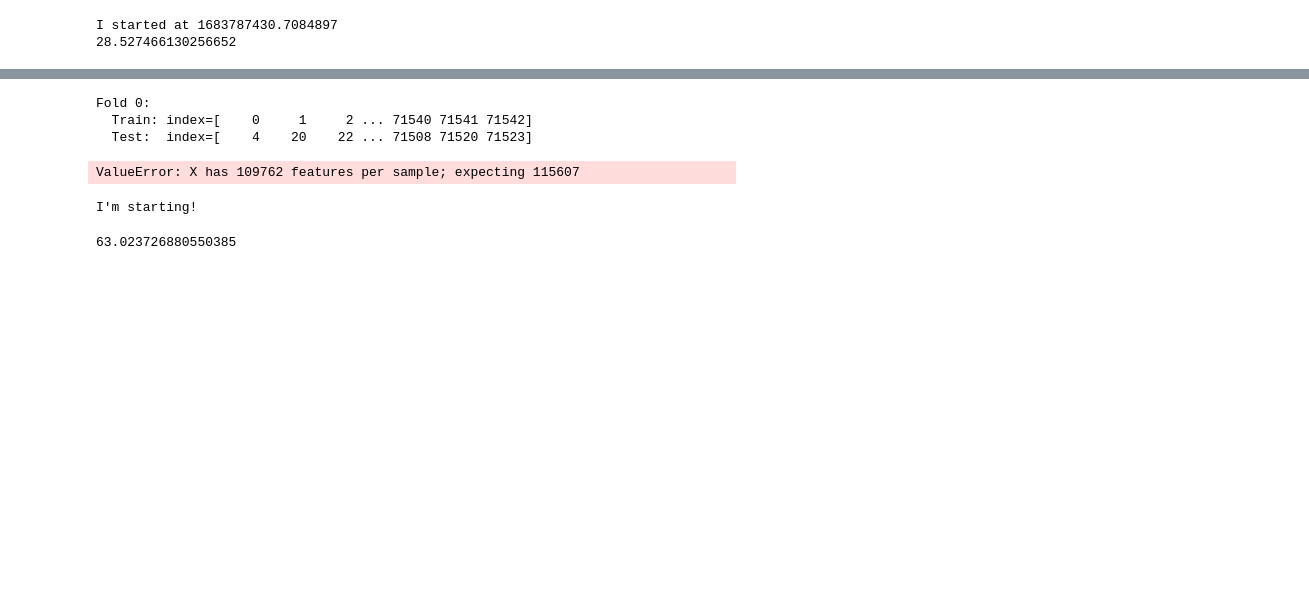
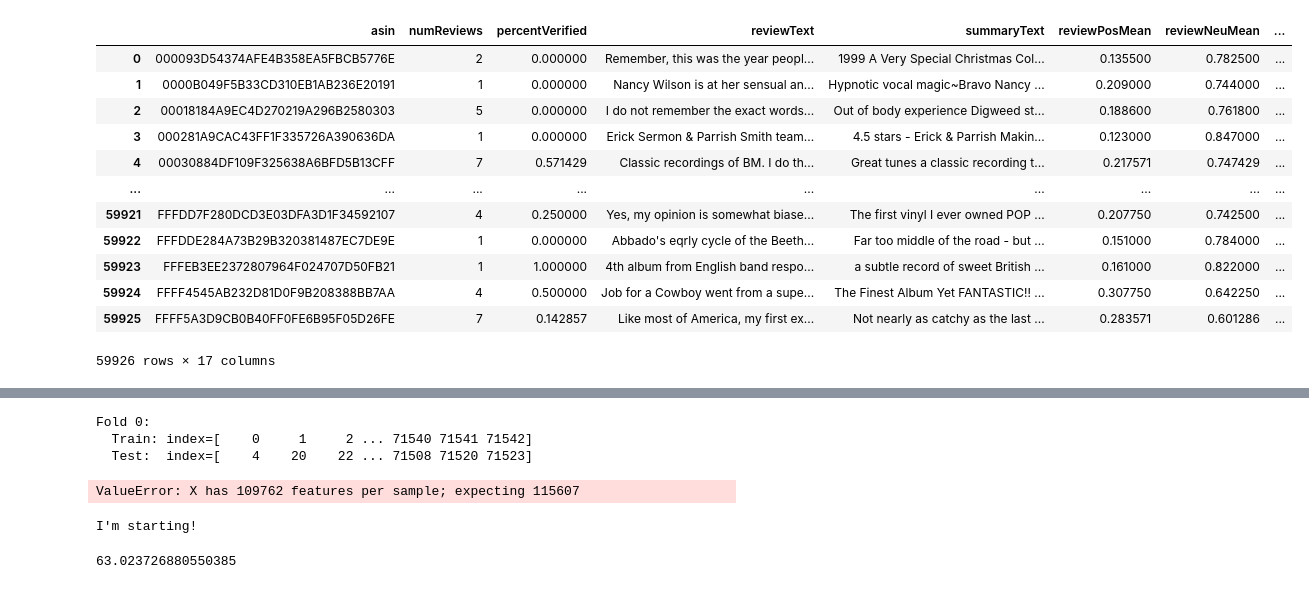
Before and after one commit to ajwca19/cs349-project, a Jupyter notebook: Review_Awesomeness_Model.ipynb, the cells around one changed output, grey strips where cells are left out. Cells and saved outputs as stored; diff of their text form; code cells hidden in the pictures; blank space fills up the shorter version.

Commit message:
final_team_version

```diff
--- a/Review_Awesomeness_Model.ipynb
+++ b/Review_Awesomeness_Model.ipynb
@@ -54,7 +57,7 @@ def data_preprocessing(path, test=False):
     #extract files as pandas dataframes
     product_df = pd.read_json(pfilename)
 
-    review_df = pd.read_json(rfilename).drop_duplicates(subset=["reviewerID", "unixReviewTime"], keep="first")
+    review_df = pd.read_json(rfilename).drop_duplicates(subset=["reviewerID", "unixReviewTime", "asin"], keep="first")
     ## 11.66 seconds to get to here
 
     review_df.drop(columns=["reviewerID","vote", "unixReviewTime","reviewTime","style","reviewerName","image"], axis=1 ,inplace=True)
@@ -95,10 +98,17 @@ def data_preprocessing(path, test=False):
         while (product_df['asin'][count] != asin):
                count = count + 1
 
-        awesomeness = product_df['awesomeness'][count]
-        #awesome_pos = awesome_pos + reviewCount
-        #awesomeness = product_df.loc[product_df['asin'] == asin, 'awesomeness'].values[0] #might be slow
-        datalist.append([asin,  reviewCount, percentVerified, reviewText, \
+        if test:
+            datalist.append([asin,  reviewCount, percentVerified, reviewText, \
+                         summaryText, rev_means[0], rev_means[1], rev_means[2], \
+                         rev_stdevs[0], rev_stdevs[1], rev_stdevs[2], sum_means[0], \
+                         sum_means[1], sum_means[2], sum_stdevs[0], sum_stdevs[1], \
+                         sum_stdevs[2]])
+        else:
+            awesomeness = product_df['awesomeness'][count]
+            #awesome_pos = awesome_pos + reviewCount
+            #awesomeness = product_df.loc[product_df['asin'] == asin, 'awesomeness'].values[0] #might be slow
+            datalist.append([asin,  reviewCount, percentVerified, reviewText, \
                          summaryText, rev_means[0], rev_means[1], rev_means[2], \
                          rev_stdevs[0], rev_stdevs[1], rev_stdevs[2], sum_means[0], \
                          sum_means[1], sum_means[2], sum_stdevs[0], sum_stdevs[1], \
@@ -116,13 +126,22 @@ def data_preprocessing(path, test=False):
                    'awesomeness': product_df.loc[product_df['asin'] == asin, 'awesomeness'].values[0]}
         review_group_df = review_group_df.append(new_row, ignore_index = True)
          '''
-    review_group_df = pd.DataFrame(datalist,columns =['asin', 'numReviews', 'percentVerified','reviewText','summaryText', \
+    if test:
+        review_group_df = pd.DataFrame(datalist,columns =['asin', 'numReviews', 'percentVerified','reviewText','summaryText', \
+                                                      'reviewPosMean', 'reviewNeuMean', 'reviewNegMean', 'reviewPosStDev', \
+                                                      'reviewNeuStDev', 'reviewNegStDev', 'summaryPosMean', 'summaryNeuMean', \
+                                                      'summaryNegMean', 'summaryPosStDev','summaryNeuStDev','summaryNegStDev'])
+    else:
+        review_group_df = pd.DataFrame(datalist,columns =['asin', 'numReviews', 'percentVerified','reviewText','summaryText', \
                                                       'reviewPosMean', 'reviewNeuMean', 'reviewNegMean', 'reviewPosStDev', \
                                                       'reviewNeuStDev', 'reviewNegStDev', 'summaryPosMean', 'summaryNeuMean', \
                                                       'summaryNegMean', 'summaryPosStDev','summaryNeuStDev','summaryNegStDev', \
                                                       'awesomeness'])
 
-    review_group_df.to_json(r'../devided_dataset_v2/CDs_and_Vinyl/train/cleaned_data_new.json')
+    if test:
+        review_group_df.to_json(r'../devided_dataset_v2/CDs_and_Vinyl/train/cleaned_data_new_test.json')
+    else:
+        review_group_df.to_json(r'../devided_dataset_v2/CDs_and_Vinyl/train/cleaned_data_new.json')
     end_time = time.time()
     print(end_time - start_time)
 
@@ -239,0 +197,16 @@ def sentiment_analysis(docs):
+# %%
+review_test1
+# %% [output]
+|  | asin | numReviews | percentVerified | reviewText | summaryText | reviewPosMean | reviewNeuMean | ... |
+| 0 | 000093D54374AFE4B358EA5FBCB5776E | 2 | 0.000000 | Remember, this was the year peopl... | 1999 A Very Special Christmas Col... | 0.135500 | 0.782500 | ... |
+| 1 | 0000B049F5B33CD310EB1AB236E20191 | 1 | 0.000000 | Nancy Wilson is at her sensual an... | Hypnotic vocal magic~Bravo Nancy ... | 0.209000 | 0.744000 | ... |
+| 2 | 00018184A9EC4D270219A296B2580303 | 5 | 0.000000 | I do not remember the exact words... | Out of body experience Digweed st... | 0.188600 | 0.761800 | ... |
+| 3 | 000281A9CAC43FF1F335726A390636DA | 1 | 0.000000 | Erick Sermon & Parrish Smith team... | 4.5 stars - Erick & Parrish Makin... | 0.123000 | 0.847000 | ... |
+| 4 | 00030884DF109F325638A6BFD5B13CFF | 7 | 0.571429 | Classic recordings of BM. I do th... | Great tunes a classic recording t... | 0.217571 | 0.747429 | ... |
+| ... | ... | ... | ... | ... | ... | ... | ... | ... |
+| 59921 | FFFDD7F280DCD3E03DFA3D1F34592107 | 4 | 0.250000 | Yes, my opinion is somewhat biase... | The first vinyl I ever owned POP ... | 0.207750 | 0.742500 | ... |
+| 59922 | FFFDDE284A73B29B320381487EC7DE9E | 1 | 0.000000 | Abbado's eqrly cycle of the Beeth... | Far too middle of the road - but ... | 0.151000 | 0.784000 | ... |
+| 59923 | FFFEB3EE2372807964F024707D50FB21 | 1 | 1.000000 | 4th album from English band respo... | a subtle record of sweet British ... | 0.161000 | 0.822000 | ... |
+| 59924 | FFFF4545AB232D81D0F9B208388BB7AA | 4 | 0.500000 | Job for a Cowboy went from a supe... | The Finest Album Yet FANTASTIC!! ... | 0.307750 | 0.642250 | ... |
+| 59925 | FFFF5A3D9CB0B40FF0FE6B95F05D26FE | 7 | 0.142857 | Like most of America, my first ex... | Not nearly as catchy as the last ... | 0.283571 | 0.601286 | ... |
+59926 rows × 17 columns
@@ -281,12 +243,0 @@ voting_clf = VotingClassifier(estimators=[('RF', random_forest_clf), ('mN', mult
-# %%
-var_processed_features = VarianceThreshold().fit_transform(processed_features)
-more_processed_features = select_clf.fit_transform(var_processed_features, np.ravel(y))
-start = time.time()
-print("I started at " + str(start))
-# this runs the k-fold cross-validation automatically?
-cv10_results = cross_validate(log_clf, more_processed_features, np.ravel(y), cv=10, n_jobs = -1, scoring = ['f1_macro', 'precision', 'recall'])
-end = time.time()
-print((end - start)/60)
-# %% [output]
-I started at 1683787430.7084897
-28.527466130256652
```
Also changed, not shown: parts of 22 cells of this notebook.
